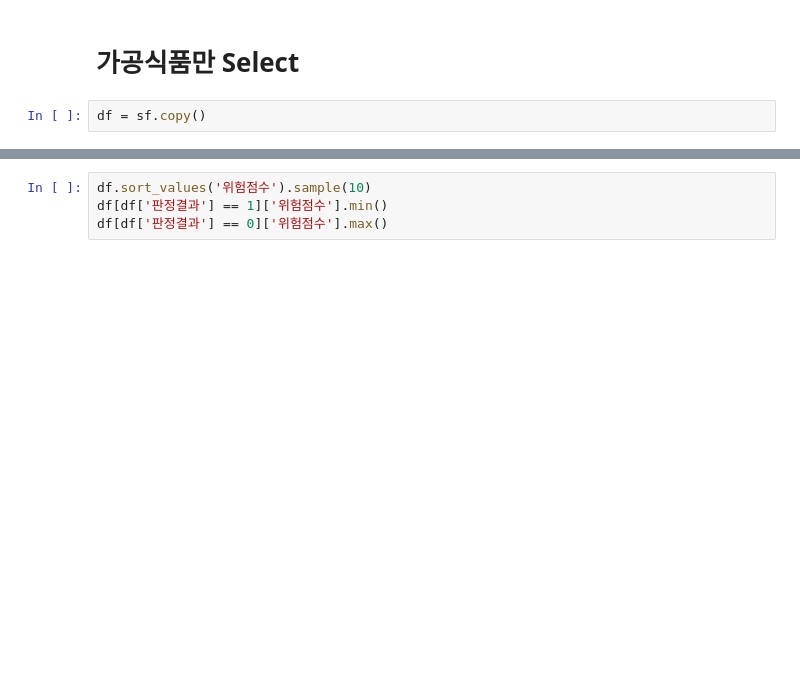
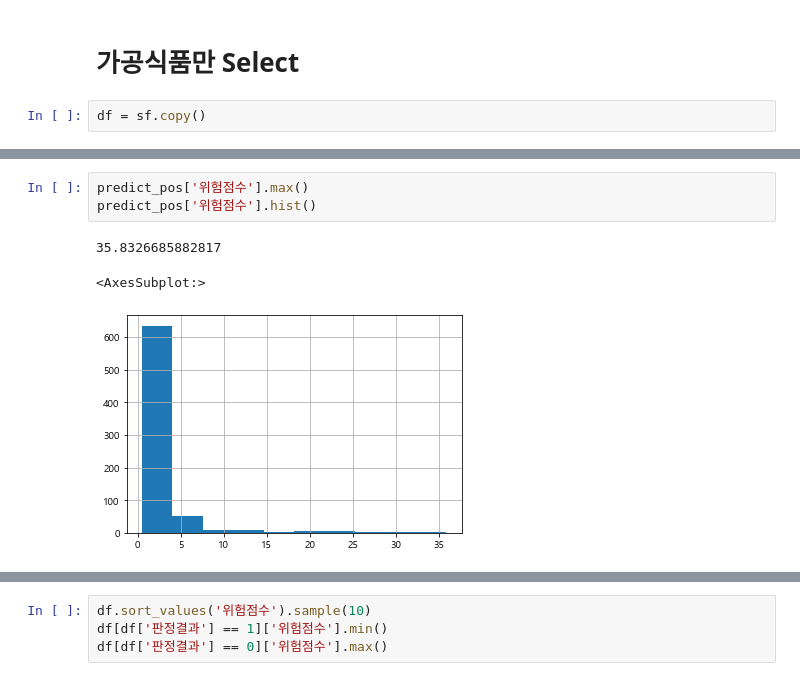
Before and after one commit to ancestor9/smart-food, a Jupyter notebook: 20220428_식약처 위해도 예측 모형_평가지표.ipynb, the cells around one changed output, grey strips where cells are left out. Drawn from its saved outputs; the diff is of its cells as text; blank space fills up the shorter version.

```diff
--- a/20220428_식약처 위해도 예측 모형_평가지표.ipynb
+++ b/20220428_식약처 위해도 예측 모형_평가지표.ipynb
@@ -384,0 +487,7 @@ print(f'위해도점수 최소값 {df.위험점수.min()}')
+# %%
+predict_pos['위험점수'].max()
+predict_pos['위험점수'].hist()
+# %% [output]
+35.8326685882817
+<AxesSubplot:>
+[figure, added]
```
Also changed, not shown: parts of 32 cells of this notebook, 1 other file.
